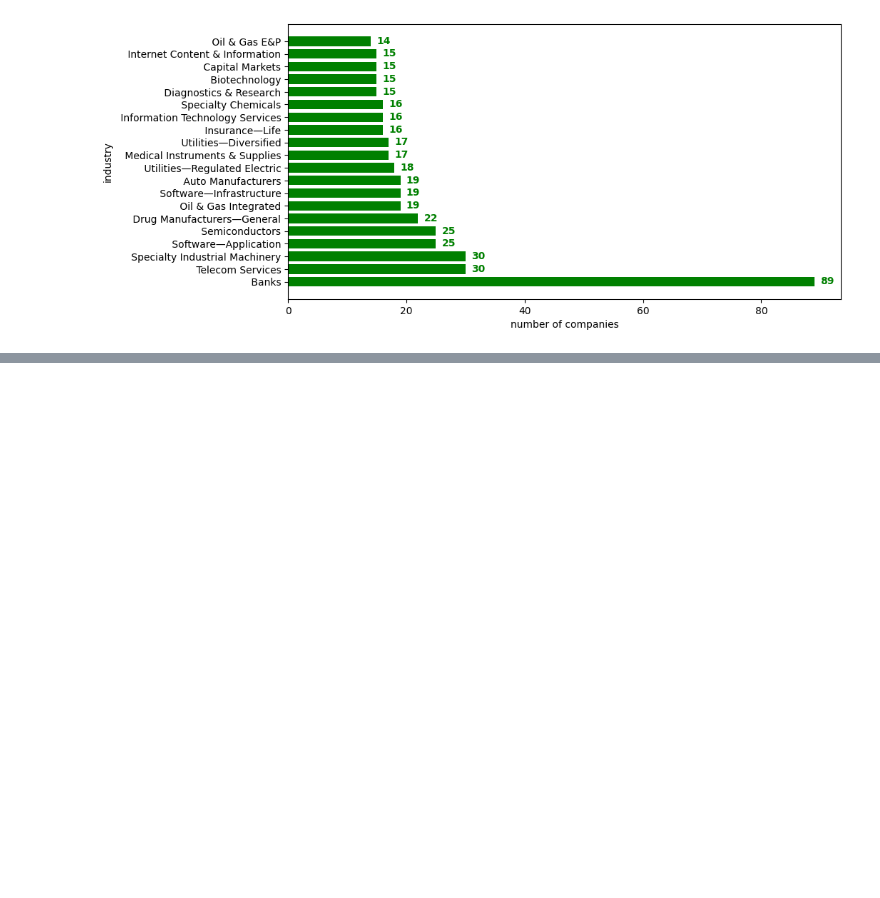
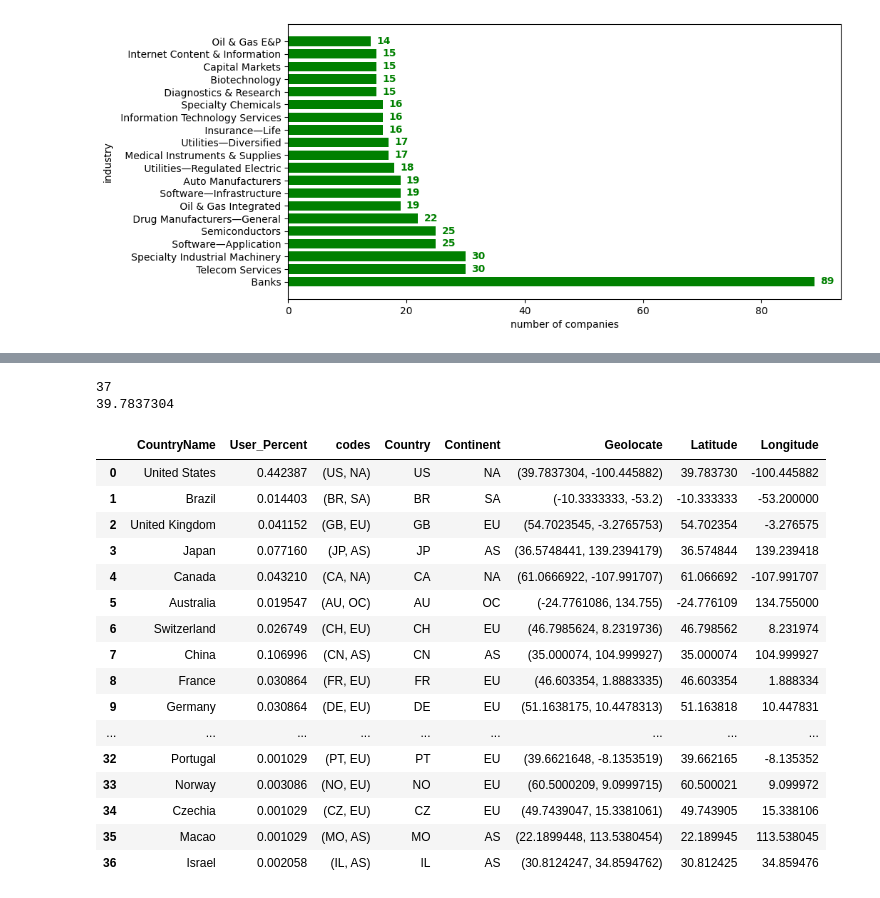
Before and after one commit to dedo99/Homework5, a Jupyter notebook: stats/stats_disfold.ipynb, the cells around one changed output, grey strips where cells are left out. Saved outputs shown, nothing was run; the diff lists cells and outputs as text; code cells hidden in the pictures; blank space fills up the shorter version.

```diff
--- a/stats/stats_disfold.ipynb
+++ b/stats/stats_disfold.ipynb
@@ -229,0 +232,7 @@ plt.show()
+# %%
+list_without_none = list()
+for i in df.country:
+    if i is not None:
+        list_without_none.append(i)
+
+print(list_without_none)
@@ -229,0 +342,44 @@ plt.show()
+# %%
+from geopy.geocoders import Nominatim
+
+geolocator = Nominatim(user_agent="http")
+def geolocate(country):
+    try:
+        # Geolocate the center of the country
+        loc = geolocator.geocode(country)
+        # And return latitude and longitude
+        return (loc.latitude, loc.longitude)
+    except:
+        # Return missing value
+        return np.nan
+
+list_tuple = list()
+for i in df_country.CountryName:
+    list_tuple.append(geolocate(i))
+
+print(len(list_tuple))
+df_country = df_country.assign(Geolocate = list_tuple)
+print(list_tuple[0][0])
+df_country = df_country.assign(Latitude = list(zip(*list_tuple))[0])
+df_country = df_country.assign(Longitude = list(zip(*list_tuple))[1])
+df_country
+# %% [output]
+37
+39.7837304
+|  | CountryName | User_Percent | codes | Country | Continent | Geolocate | Latitude | Longitude |
+| 0 | United States | 0.442387 | (US, NA) | US | NA | (39.7837304, -100.445882) | 39.783730 | -100.445882 |
+| 1 | Brazil | 0.014403 | (BR, SA) | BR | SA | (-10.3333333, -53.2) | -10.333333 | -53.200000 |
+| 2 | United Kingdom | 0.041152 | (GB, EU) | GB | EU | (54.7023545, -3.2765753) | 54.702354 | -3.276575 |
+| 3 | Japan | 0.077160 | (JP, AS) | JP | AS | (36.5748441, 139.2394179) | 36.574844 | 139.239418 |
+| 4 | Canada | 0.043210 | (CA, NA) | CA | NA | (61.0666922, -107.991707) | 61.066692 | -107.991707 |
+| 5 | Australia | 0.019547 | (AU, OC) | AU | OC | (-24.7761086, 134.755) | -24.776109 | 134.755000 |
+| 6 | Switzerland | 0.026749 | (CH, EU) | CH | EU | (46.7985624, 8.2319736) | 46.798562 | 8.231974 |
+| 7 | China | 0.106996 | (CN, AS) | CN | AS | (35.000074, 104.999927) | 35.000074 | 104.999927 |
+| 8 | France | 0.030864 | (FR, EU) | FR | EU | (46.603354, 1.8883335) | 46.603354 | 1.888334 |
+| 9 | Germany | 0.030864 | (DE, EU) | DE | EU | (51.1638175, 10.4478313) | 51.163818 | 10.447831 |
+| ... | ... | ... | ... | ... | ... | ... | ... | ... |
+| 32 | Portugal | 0.001029 | (PT, EU) | PT | EU | (39.6621648, -8.1353519) | 39.662165 | -8.135352 |
+| 33 | Norway | 0.003086 | (NO, EU) | NO | EU | (60.5000209, 9.0999715) | 60.500021 | 9.099972 |
+| 34 | Czechia | 0.001029 | (CZ, EU) | CZ | EU | (49.7439047, 15.3381061) | 49.743905 | 15.338106 |
+| 35 | Macao | 0.001029 | (MO, AS) | MO | AS | (22.1899448, 113.5380454) | 22.189945 | 113.538045 |
+| 36 | Israel | 0.002058 | (IL, AS) | IL | AS | (30.8124247, 34.8594762) | 30.812425 | 34.859476 |
```
Also changed, not shown: parts of 5 cells of this notebook, 1 other file.
